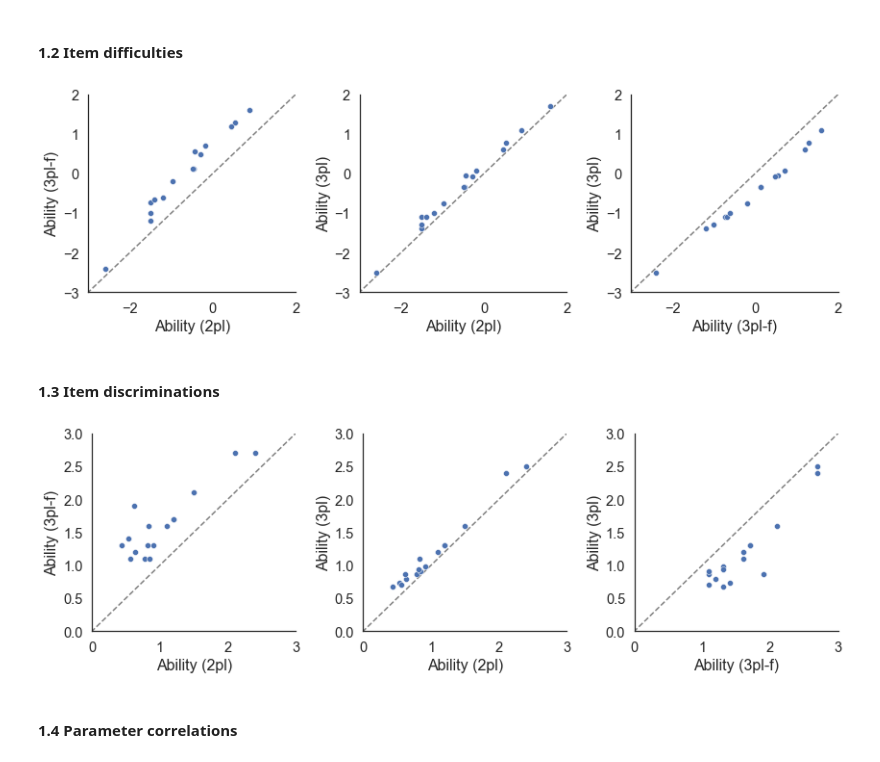
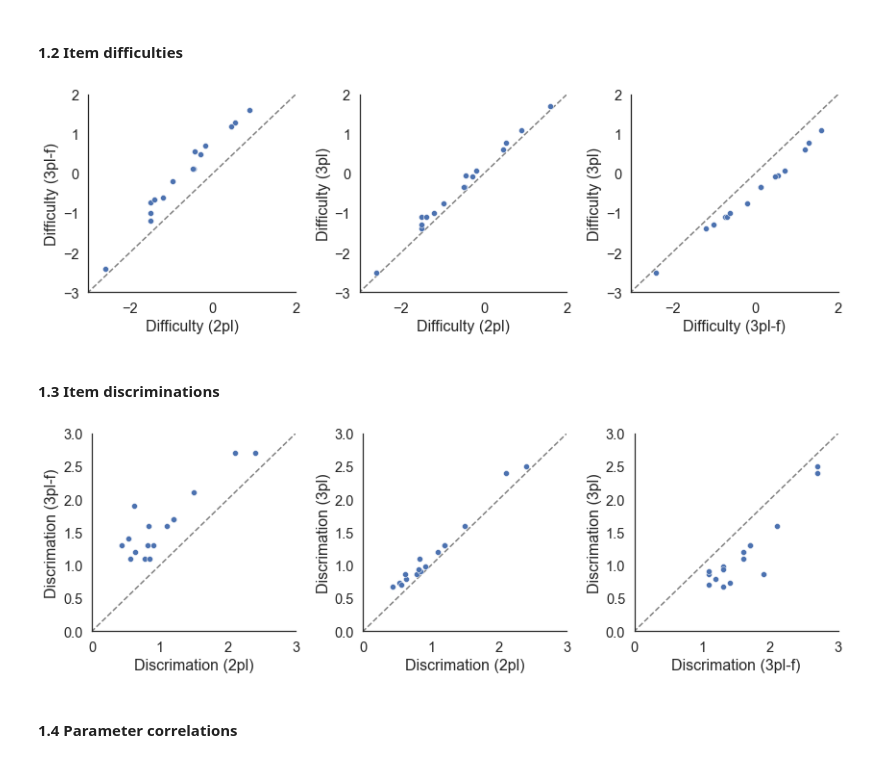
Before and after one commit to ndawlab/mars-irt, a Jupyter notebook: 01_Priors/study03/01_Comparison.ipynb, the cells around one changed output. Drawn from its saved outputs; the diff is of its cells as text; code cells hidden in the pictures.

```diff
--- a/01_Priors/study03/01_Comparison.ipynb
+++ b/01_Priors/study03/01_Comparison.ipynb
@@ -77,51 +77,51 @@ sns.scatterplot(
 
 ## Add details.
 for ax in axes: ax.plot([-5,5],[-5,5],color='0.5',linestyle='--',zorder=-1)
-axes[0].set(xlim=(-3,2), ylim=(-3,2), xlabel='Ability (2pl)', ylabel='Ability (3pl-f)')
-axes[1].set(xlim=(-3,2), ylim=(-3,2), xlabel='Ability (2pl)', ylabel='Ability (3pl)')
-axes[2].set(xlim=(-3,2), ylim=(-3,2), xlabel='Ability (3pl-f)', ylabel='Ability (3pl)')
+axes[0].set(xlim=(-3,2), ylim=(-3,2), xlabel='Difficulty (2pl)', ylabel='Difficulty (3pl-f)')
+axes[1].set(xlim=(-3,2), ylim=(-3,2), xlabel='Difficulty (2pl)', ylabel='Difficulty (3pl)')
+axes[2].set(xlim=(-3,2), ylim=(-3,2), xlabel='Difficulty (3pl-f)', ylabel='Difficulty (3pl)')
 
 sns.despine()
 plt.tight_layout()
 # %% [output]
-[figure, old version]
+[figure, new version]
 # %% [markdown]
 #### 1.3 Item discriminations
 # %%
 ## Initialize canvas.
 fig, axes = plt.subplots(1,3,figsize=(12,4))
 
 ## Plot comparison 1.
 sns.scatterplot(
     x=df1.T.filter(regex='alpha').T['Mean'],
     y=df2.T.filter(regex='alpha').T['Mean'],
     ax=axes[0]
 )
 
 ## Plot comparison 2.
 sns.scatterplot(
     x=df1.T.filter(regex='alpha').T['Mean'],
     y=df3.T.filter(regex='alpha').T['Mean'],
     ax=axes[1]
 )
 
 ## Plot comparison 3.
 sns.scatterplot(
     x=df2.T.filter(regex='alpha').T['Mean'],
     y=df3.T.filter(regex='alpha').T['Mean'],
     ax=axes[2]
 )
 
 ## Add details.
 for ax in axes: ax.plot([-5,5],[-5,5],color='0.5',linestyle='--',zorder=-1)
-axes[0].set(xlim=(0,3), ylim=(0,3), xlabel='Ability (2pl)', ylabel='Ability (3pl-f)')
-axes[1].set(xlim=(0,3), ylim=(0,3), xlabel='Ability (2pl)', ylabel='Ability (3pl)')
-axes[2].set(xlim=(0,3), ylim=(0,3), xlabel='Ability (3pl-f)', ylabel='Ability (3pl)')
+axes[0].set(xlim=(0,3), ylim=(0,3), xlabel='Discrimation (2pl)', ylabel='Discrimation (3pl-f)')
+axes[1].set(xlim=(0,3), ylim=(0,3), xlabel='Discrimation (2pl)', ylabel='Discrimation (3pl)')
+axes[2].set(xlim=(0,3), ylim=(0,3), xlabel='Discrimation (3pl-f)', ylabel='Discrimation (3pl)')
 
 sns.despine()
 plt.tight_layout()
 # %% [output]
-[figure, old version]
+[figure, new version]
 # %% [markdown]
 #### 1.4 Parameter correlations
 # %%
```
Also changed, not shown: 10 other files.
